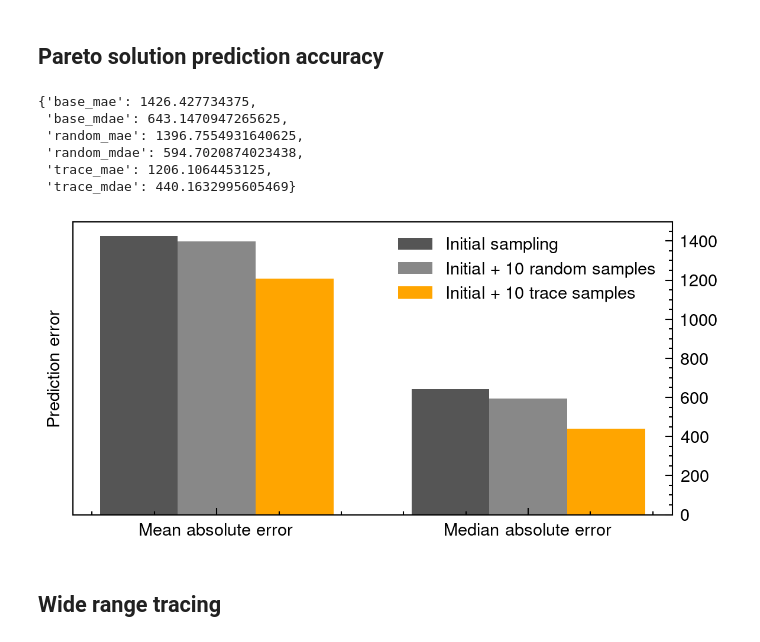
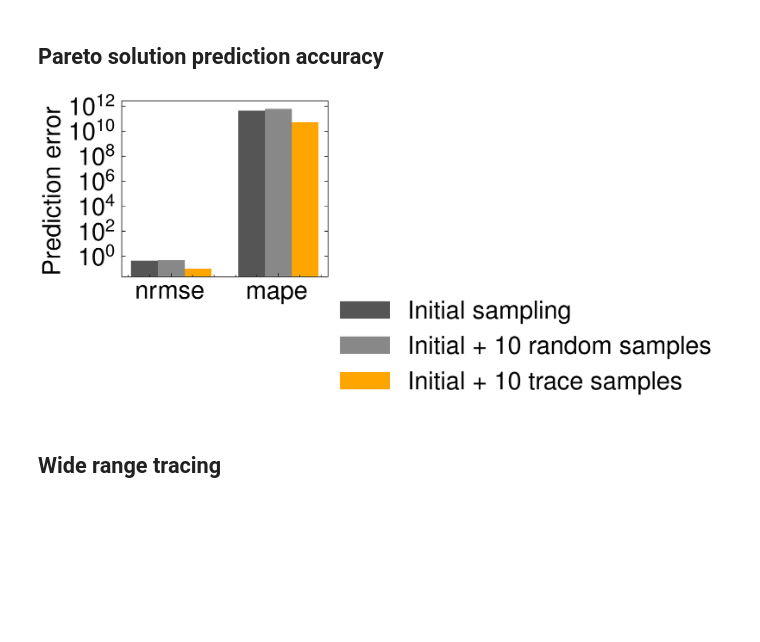
Before and after one commit to GazzolaLab/MultiObjectiveSurrogateOptimization, a Jupyter notebook: figure4.ipynb, the cells around one changed output. Cells and saved outputs as stored; diff of their text form; code cells hidden in the pictures; blank space fills up the shorter version.

Commit message:
Add wide range figures

```diff
--- a/figure4.ipynb
+++ b/figure4.ipynb
@@ -667,17 +698,8 @@ for key, x,y,C in [
 
     y_pred = model.predict(x_test, verbose=0)['objectives']
 
-    tracing_pareto_prediction[f"{key}_mae"] = float(mean_absolute_error(y_true=y_test, y_pred=y_pred))
-    tracing_pareto_prediction[f"{key}_mdae"]=  float(median_absolute_error(y_true=y_test, y_pred=y_pred))
-
-tracing_pareto_prediction
+    tracing_pareto_prediction[f"{key}_y_true"] = y_test.tolist()
+    tracing_pareto_prediction[f"{key}_y_pred"]= y_pred.tolist()
-# %% [output]
-{'base_mae': 1426.427734375,
- 'base_mdae': 643.1470947265625,
- 'random_mae': 1396.7554931640625,
- 'random_mdae': 594.7020874023438,
- 'trace_mae': 1206.1064453125,
- 'trace_mdae': 440.1632995605469}
 # %%
 stash('figure4-tracing_pareto_prediction', tracing_pareto_prediction)
 # %%
@@ -685,38 +707,45 @@ tracing_pareto_prediction = restore('figure4-tracing_pareto_prediction')
 # %%
 import numpy as np
 import matplotlib.pyplot as plt
+from models.metrics import compute_metric
 
-labels = ['Base', 'Random', 'Trace']
-metrics = ['Mean absolute error', 'Median absolute error']
-colors = ['#555555', '#888888', 'orange']
+with rc_context():
 
-x = np.arange(len(metrics))
-width = 0.25
+    labels = ['Base', 'Random', 'Trace']
+    metrics = ['nrmse', 'mape', ]#'spearman']
+    colors = ['#555555', '#888888', 'orange']
 
-fig, ax = plt.subplots(figsize=(4, 2))
+    x = np.arange(len(metrics))
+    width = 0.25
 
-for i, label in enumerate(labels):
-    mae = tracing_pareto_prediction[f"{label.lower()}_mae"]
-    mdae = tracing_pareto_prediction[f"{label.lower()}_mdae"]
-    ax.bar(x[0] + i * width, mae, width, color=colors[i], label=f"{label}")
-    ax.bar(x[1] + i * width, mdae, width, color=colors[i], label=f"{label}")
+    fig, ax = plt.subplots(figsize=(8, 4))
 
-ax.set_xticks(x + width)
-ax.set_xticklabels(metrics)
-ax.set_ylabel('Prediction error')
-#ax.set_title('Prediction Error Comparison')
-# Only show one legend entry per label
-handles, labels_unique = [], []
-for h, l in zip(*ax.get_legend_handles_labels()):
-    l = {'Base': 'Initial sampling', 'Random': 'Initial + 10 random samples', 'Trace': 'Initial + 10 trace samples'}[l]
-    if l not in labels_unique and l is not None:
-        handles.append(h)
-        labels_unique.append(l)
-ax.legend(handles, labels_unique)
-plt.tight_layout()
-plt.show()
+    for i, label in enumerate(labels):
+        y_true = np.array(tracing_pareto_prediction[f"{label.lower()}_y_true"])
+        y_pred = np.array(tracing_pareto_prediction[f"{label.lower()}_y_pred"])
+
+        for m, metric in enumerate(metrics):
+            v = compute_metric(metric, y_true, y_pred)
+
+            ax.bar(x[m] + i * width, v, width, color=colors[i], label=f"{label}")
+
+
+    ax.set_yscale('log')
+    ax.set_xticks(x + width)
+    ax.set_xticklabels(metrics)
+    ax.set_ylabel('Prediction error')
+    #ax.set_title('Prediction Error Comparison')
+    # Only show one legend entry per label
+    handles, labels_unique = [], []
+    for h, l in zip(*ax.get_legend_handles_labels()):
+        l = {'Base': 'Initial sampling', 'Random': 'Initial + 10 random samples', 'Trace': 'Initial + 10 trace samples'}[l]
+        if l not in labels_unique and l is not None:
+            handles.append(h)
+            labels_unique.append(l)
+    ax.legend(handles, labels_unique, bbox_to_anchor=(0.95, -0.01))
+    plt.tight_layout()
 # %% [output]
-[figure, old version]
+[figure, new version]
 # %%
 stash('figure4/tracing-pareto-prediction', fig)
 # %% [markdown]
```
Also changed, not shown: parts of 13 cells of this notebook, 1 other file.
